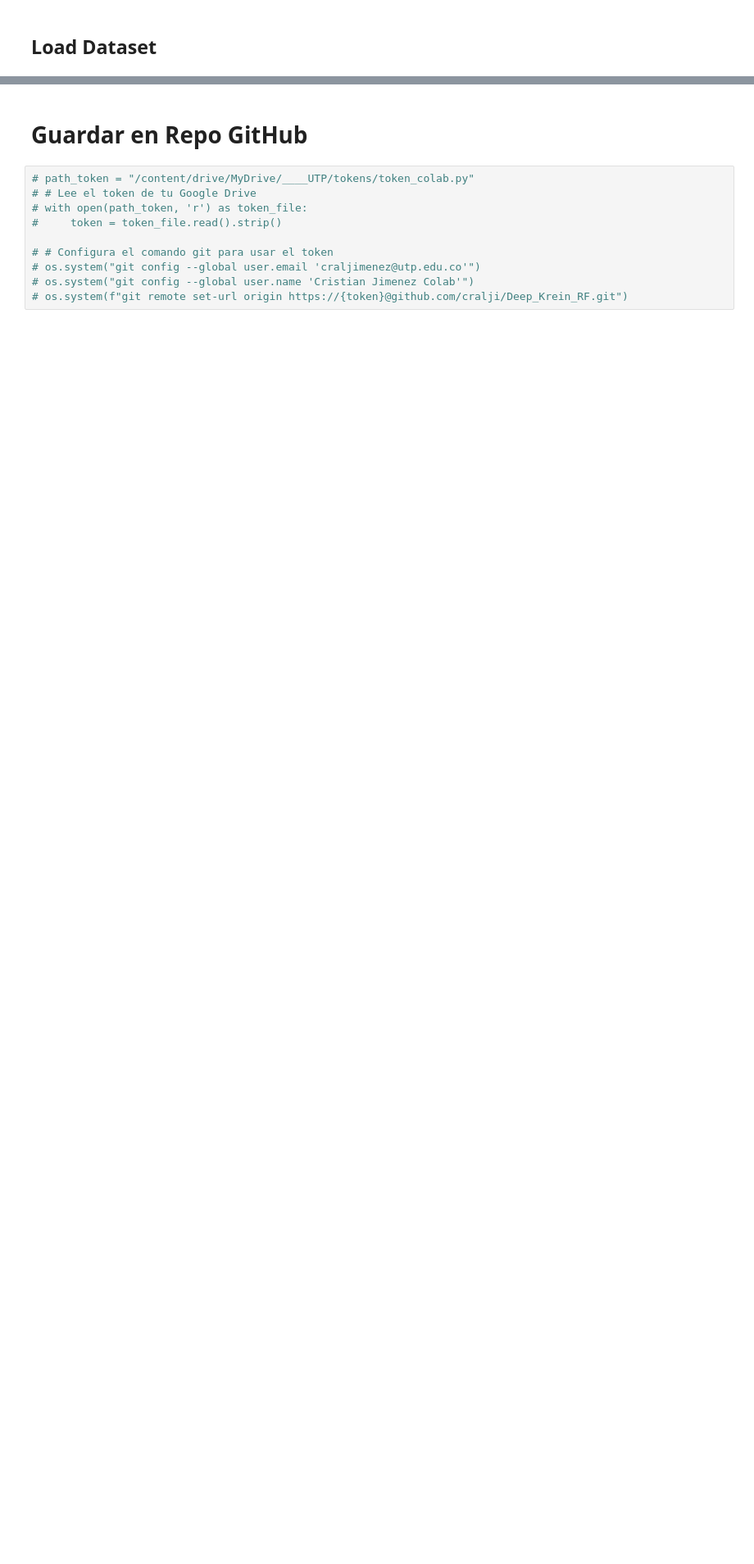
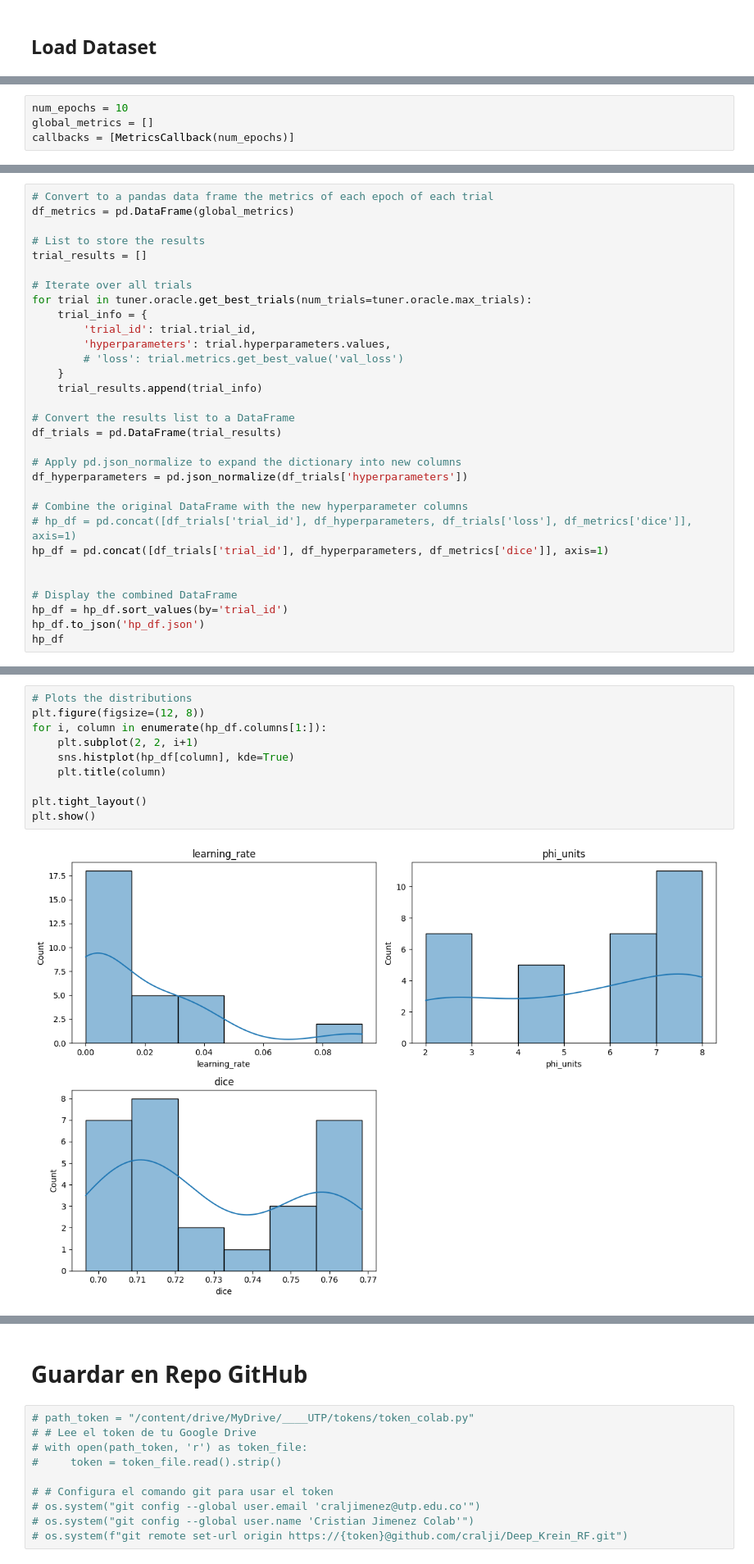
Before and after one commit to cralji/Deep_Krein_RF, a Jupyter notebook: Krein_Cat_dogs_Keras_Tuner.ipynb, the cells around one changed output, grey strips where cells are left out. Shown at 82% size. Cells and saved outputs as stored; diff of their text form; blank space fills up the shorter version.

```diff
--- a/Krein_Cat_dogs_Keras_Tuner.ipynb
+++ b/Krein_Cat_dogs_Keras_Tuner.ipynb
@@ -173,0 +231,4 @@ val = val_dataset.cache()
+# %%
+num_epochs = 10
+global_metrics = []
+callbacks = [MetricsCallback(num_epochs)]
@@ -173,0 +268,31 @@ val = val_dataset.cache()
+# %%
+# Convert to a pandas data frame the metrics of each epoch of each trial
+df_metrics = pd.DataFrame(global_metrics)
+
+# List to store the results
+trial_results = []
+
+# Iterate over all trials
+for trial in tuner.oracle.get_best_trials(num_trials=tuner.oracle.max_trials):
+    trial_info = {
+        'trial_id': trial.trial_id,
+        'hyperparameters': trial.hyperparameters.values,
+        # 'loss': trial.metrics.get_best_value('val_loss')
+    }
+    trial_results.append(trial_info)
+
+# Convert the results list to a DataFrame
+df_trials = pd.DataFrame(trial_results)
+
+# Apply pd.json_normalize to expand the dictionary into new columns
+df_hyperparameters = pd.json_normalize(df_trials['hyperparameters'])
+
+# Combine the original DataFrame with the new hyperparameter columns
+# hp_df = pd.concat([df_trials['trial_id'], df_hyperparameters, df_trials['loss'], df_metrics['dice']], axis=1)
+hp_df = pd.concat([df_trials['trial_id'], df_hyperparameters, df_metrics['dice']], axis=1)
+
+
+# Display the combined DataFrame
+hp_df = hp_df.sort_values(by='trial_id')
+hp_df.to_json('hp_df.json')
+hp_df
@@ -173,0 +317,12 @@ val = val_dataset.cache()
+# %%
+# Plots the distributions
+plt.figure(figsize=(12, 8))
+for i, column in enumerate(hp_df.columns[1:]):
+    plt.subplot(2, 2, i+1)
+    sns.histplot(hp_df[column], kde=True)
+    plt.title(column)
+
+plt.tight_layout()
+plt.show()
+# %% [output]
+[figure, added]
```
Also changed, not shown: parts of 21 cells of this notebook.
